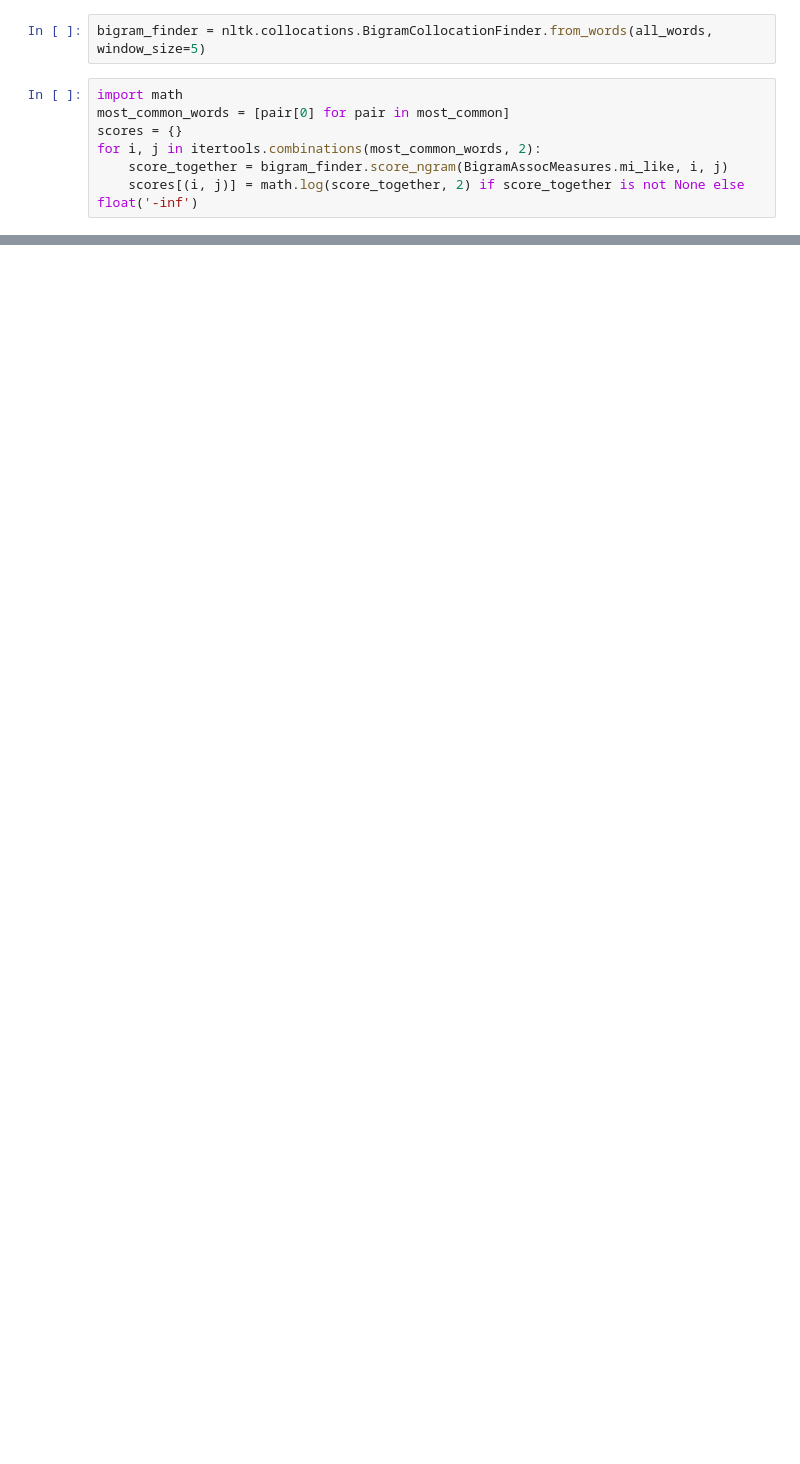
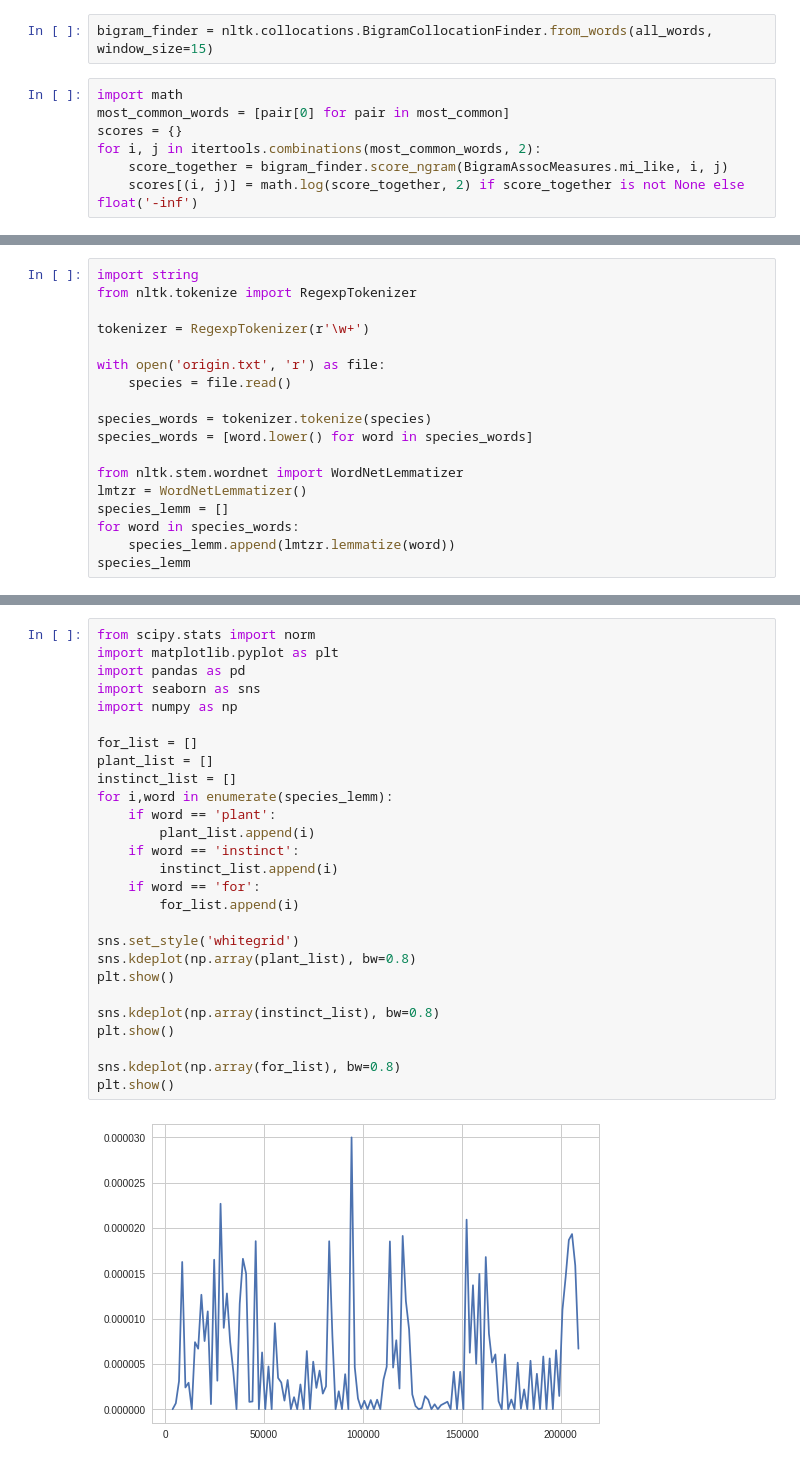
Before and after one commit to gfourcade/cienciadatos, a Jupyter notebook: tp6/tp6.ipynb, the cells around one changed output, grey strips where cells are left out. Drawn from its saved outputs; the diff is of its cells as text; blank space fills up the shorter version.

```diff
--- a/tp6/tp6.ipynb
+++ b/tp6/tp6.ipynb
@@ -99,7 +99,7 @@ Tamaño del vocabulario: 41981
 # %%
 most_common = collections.Counter(**dict(filtered)).most_common(500)
 # %%
-bigram_finder = nltk.collocations.BigramCollocationFinder.from_words(all_words, window_size=5)
+bigram_finder = nltk.collocations.BigramCollocationFinder.from_words(all_words, window_size=15)
 # %%
 import math
 most_common_words = [pair[0] for pair in most_common]
@@ -129,0 +132,18 @@ sorted(scores.items(), key=lambda p: p[1], reverse=True)
+# %%
+import string
+from nltk.tokenize import RegexpTokenizer
+
+tokenizer = RegexpTokenizer(r'\w+')
+
+with open('origin.txt', 'r') as file:
+    species = file.read()
+
+species_words = tokenizer.tokenize(species)
+species_words = [word.lower() for word in species_words]
+
+from nltk.stem.wordnet import WordNetLemmatizer
+lmtzr = WordNetLemmatizer()
+species_lemm = []
+for word in species_words:
+    species_lemm.append(lmtzr.lemmatize(word))
+species_lemm
@@ -129,0 +168,29 @@ sorted(scores.items(), key=lambda p: p[1], reverse=True)
+# %%
+from scipy.stats import norm
+import matplotlib.pyplot as plt
+import pandas as pd
+import seaborn as sns
+import numpy as np
+
+for_list = []
+plant_list = []
+instinct_list = []
+for i,word in enumerate(species_lemm):
+    if word == 'plant':
+        plant_list.append(i)
+    if word == 'instinct':
+        instinct_list.append(i)
+    if word == 'for':
+        for_list.append(i)
+
+sns.set_style('whitegrid')
+sns.kdeplot(np.array(plant_list), bw=0.8)
+plt.show()
+
+sns.kdeplot(np.array(instinct_list), bw=0.8)
+plt.show()
+
+sns.kdeplot(np.array(for_list), bw=0.8)
+plt.show()
+# %% [output]
+[figure, added]
```
Also changed, not shown: parts of 5 cells of this notebook, 1 other file.
